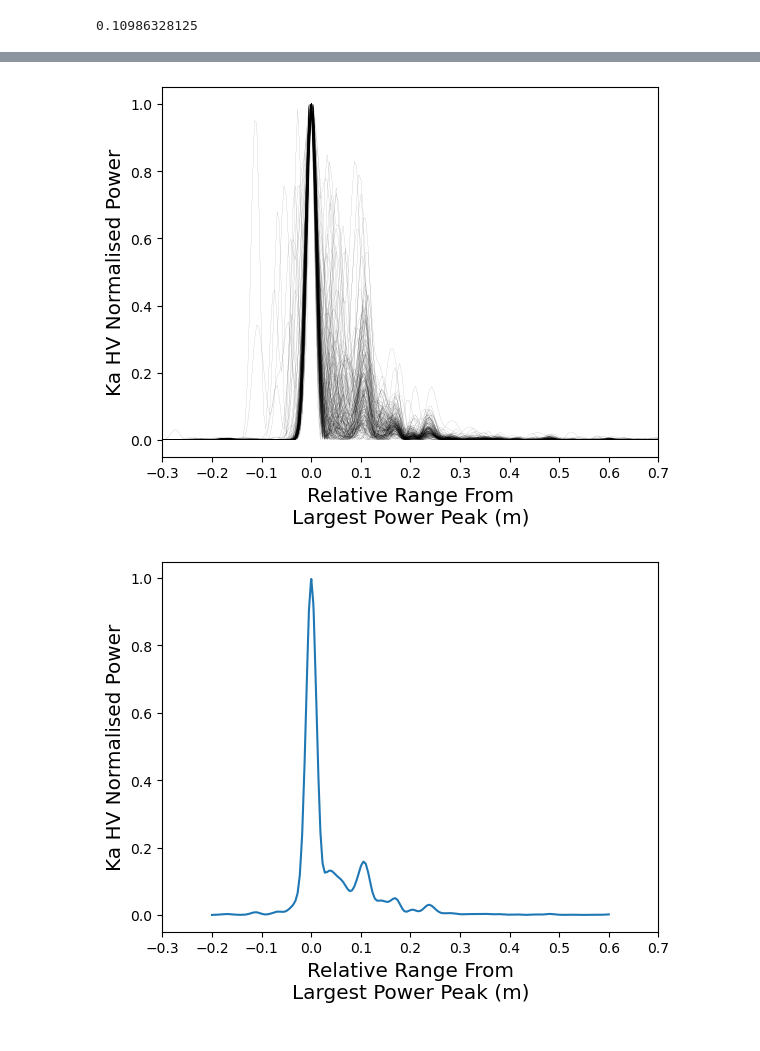
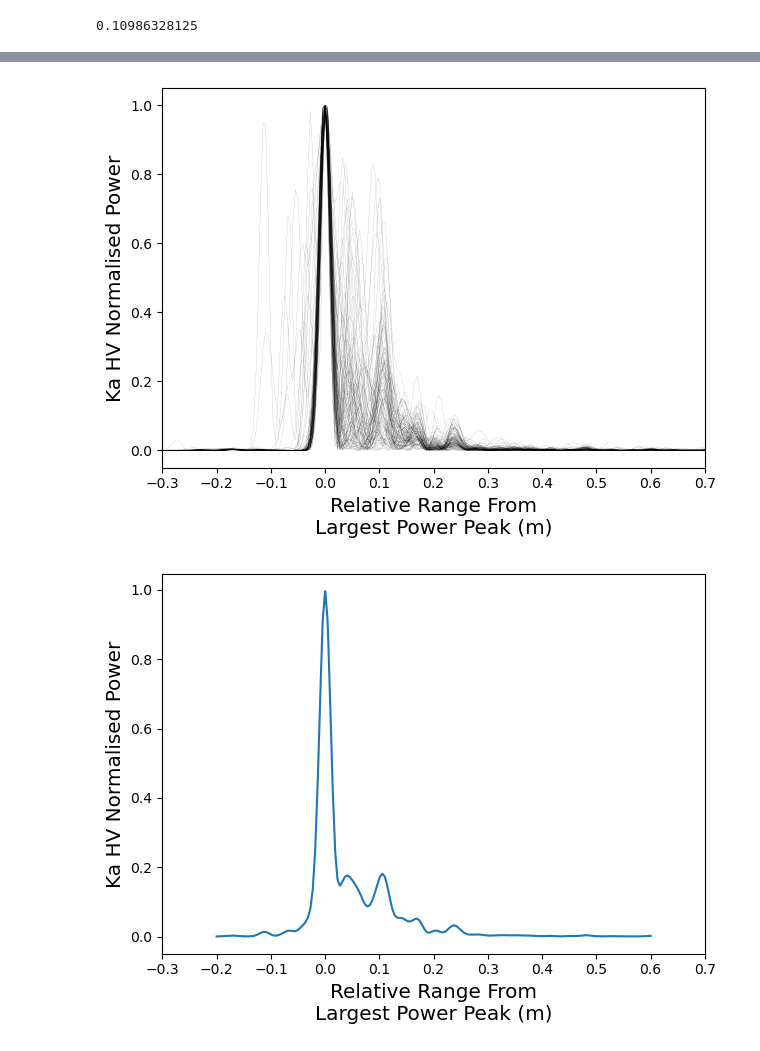
Before and after one commit to robbiemallett/kuka_crane, a Jupyter notebook: code/nilas_from_runway.ipynb, the cells around one changed output, grey strips where cells are left out. Drawn from its saved outputs; the diff is of its cells as text; code cells hidden in the pictures.

```diff
--- a/code/nilas_from_runway.ipynb
+++ b/code/nilas_from_runway.ipynb
@@ -83,14 +33,19 @@ plt.imshow(np.flipud(np.log10(x)))
 # 1508 the sweep beg
 # %%
 skipper = 100
-ylims = (2500,570)
 
-a = 'kuka_stare_decon_Ka-Scat20230608-170938.nc'
-# a = 'kuka_stare_decon_Ka-Scat20230608-171438.nc'
+if 'a' in freqname:
+    ylims = (2500,570)
+else:
+    ylims = (2000,400)
 
-# b = 'kuka_stare_decon_Ka-Scat20230529-160641.nc'
+if freqname == 'Ku':
+    f = 'kuka_stare_decon_Ku-Scat20230608-170939.nc'
+elif freqname == 'Ka':
+    f = 'kuka_stare_decon_Ka-Scat20230608-170938.nc'
+else: raise
 
-with Dataset(f'/home/robbie/Dropbox/kuka_height_ex/data/PROCESSED/20230608/height_ex/{a}') as d:
+with Dataset(f'../data/PROCESSED/20230608/height_ex/{f}') as d:
     ranges = np.array(d['range'])
     times = [datetime.datetime(1970,1,1)+datetime.timedelta(seconds=float(x)) for x in d['start_time']]
 
@@ -99,7 +54,7 @@ with Dataset(f'/home/robbie/Dropbox/kuka_height_ex/data/PROCESSED/20230608/heigh
     p = np.array(d[f'{polname}_power_decon0'])
 
     plt.figure(figsize=(10,4))
-    plt.imshow(np.log10(p),aspect='auto')
+    plt.imshow(10*np.log10(p),aspect='auto')
     plt.xticks(np.arange(0,p.shape[1],skipper),labels=time_ticks[::skipper],rotation=90)
 
     plt.yticks(np.arange(0,p.shape[0],skipper),labels=[str(round(x,2)) for x in ranges[::skipper]])
@@ -139,22 +94,22 @@ root group (NETCDF4 data model, file format HDF5):
 # %%
 skipper = 100
-ylims = (2500,570)
 
-# a = 'kuka_stare_decon_Ka-Scat20230608-170438.nc'
-f = 'kuka_stare_decon_Ka-Scat20230608-170938.nc'
-# a = 'kuka_stare_decon_Ka-Scat20230608-171438.nc'
+if freqname == 'Ka':
+    time_lim = 200
+    ylims = (2500,570)
+elif freqname == 'Ku':
+    time_lim = 100
+    ylims = (2000,400)
 
-# b = 'kuka_stare_decon_Ka-Scat20230529-160641.nc'
 
-time_lim = 200
 
-with Dataset(f'/home/robbie/Dropbox/kuka_height_ex/data/PROCESSED/20230608/height_ex/{f}') as d:
+with Dataset(f'../data/PROCESSED/20230608/height_ex/{f}') as d:
     ranges = np.array(d['range'])
     times = [datetime.datetime(1970,1,1)+datetime.timedelta(seconds=float(x)) for x in d['start_time']]
 
-    time_ticks = get_time_ticks(times)[:200]
+    time_ticks = get_time_ticks(times)[:time_lim]
 
-    p = np.array(d[f'{polname}_power_decon0'])[:,:200]
+    p = np.array(d[f'{polname}_power_decon0'])[:,:time_lim]
 
     plt.figure(figsize=(10,4))
     plt.imshow(10*np.log10(p),aspect='auto')
@@ -563,40 +496,44 @@ diff
 # %%
 xi = np.linspace(-0.2,0.6,1000)
 
 interped = []
 
-for i in range(170):
+for i in range(xmax):
 
     x = p[:,i][ranges>0]
     r = ranges[ranges>0]
 
     xnorm = x/np.max(x)
 
     rmax = r[np.argmax(x)]
 
     rnorm = r-rmax
 
     plt.plot(rnorm,xnorm,color='k',lw=0.1,alpha=0.5)
 
     interped.append( np.interp(xi,rnorm,xnorm) )
 
 plt.xlim(-0.3,0.7)
 
 plt.xticks(np.arange(-0.3,0.71,0.1))
 
 plt.ylabel(f'{freqname} {polname.upper()} Normalised Power',fontsize='x-large')
 plt.xlabel('Relative Range From\nLargest Power Peak (m)',fontsize='x-large')
 
+plt.tight_layout()
+
 plt.savefig(f'../figures/sidelobes_superimposed_{freqname}_{polname}.jpg',dpi=600)
 # %% [output]
-[figure, old version]
+[figure, new version]
 # %%
-plt.plot(xi,np.sum(interped,axis=0)/170)
+plt.plot(xi,np.sum(interped,axis=0)/xmax)
 
 plt.ylabel(f'{freqname} {polname.upper()} Normalised Power',fontsize='x-large')
 plt.xlabel('Relative Range From\nLargest Power Peak (m)',fontsize='x-large')
 plt.xticks(np.arange(-0.3,0.71,0.1))
 plt.savefig(f'../figures/sidelobes_averaged_{freqname}_{polname}.jpg',dpi=600)
+
+plt.tight_layout()
 plt.show()
 # %% [output]
-[figure, old version]
+[figure, new version]
```
Also changed, not shown: parts of 17 cells of this notebook.
